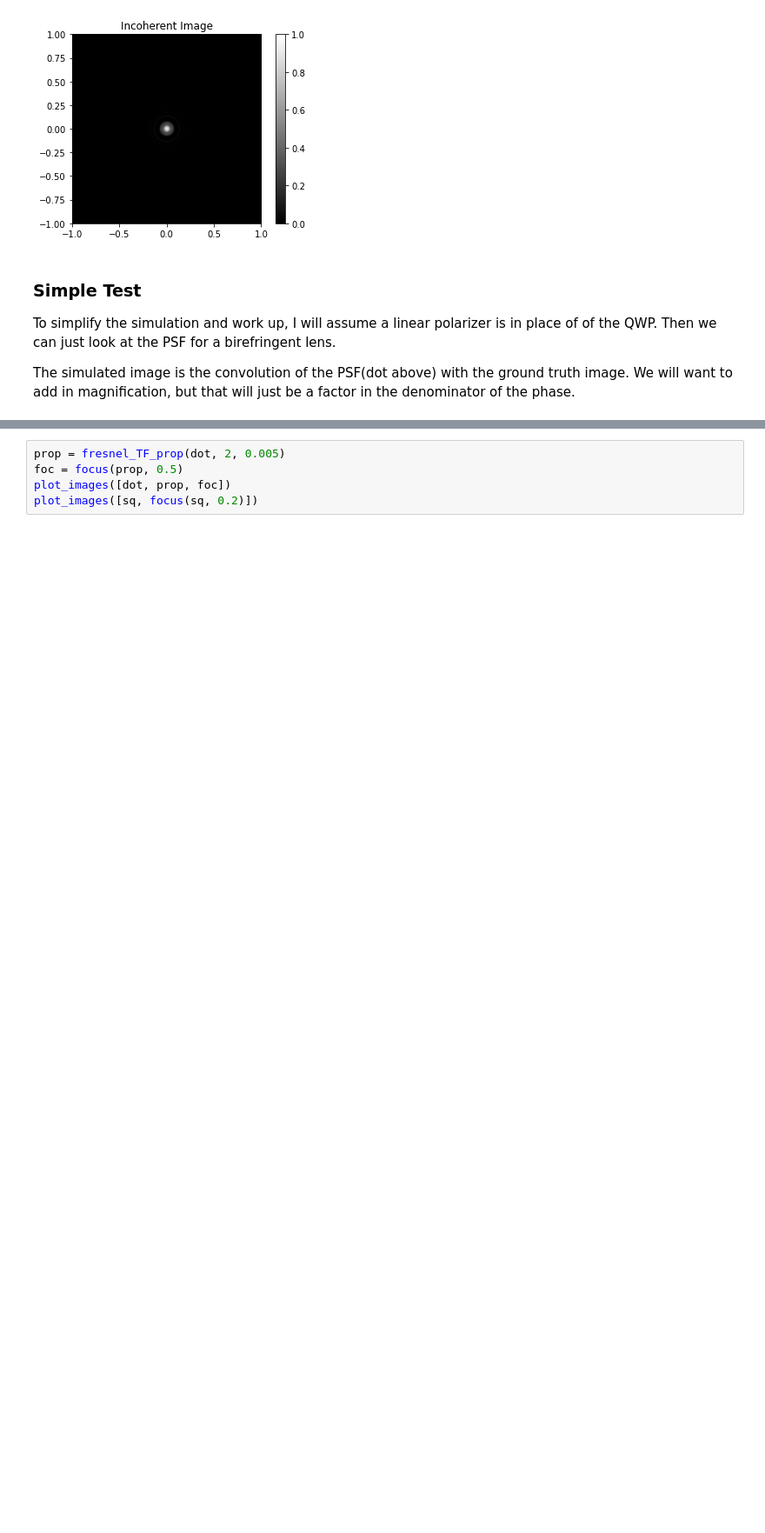
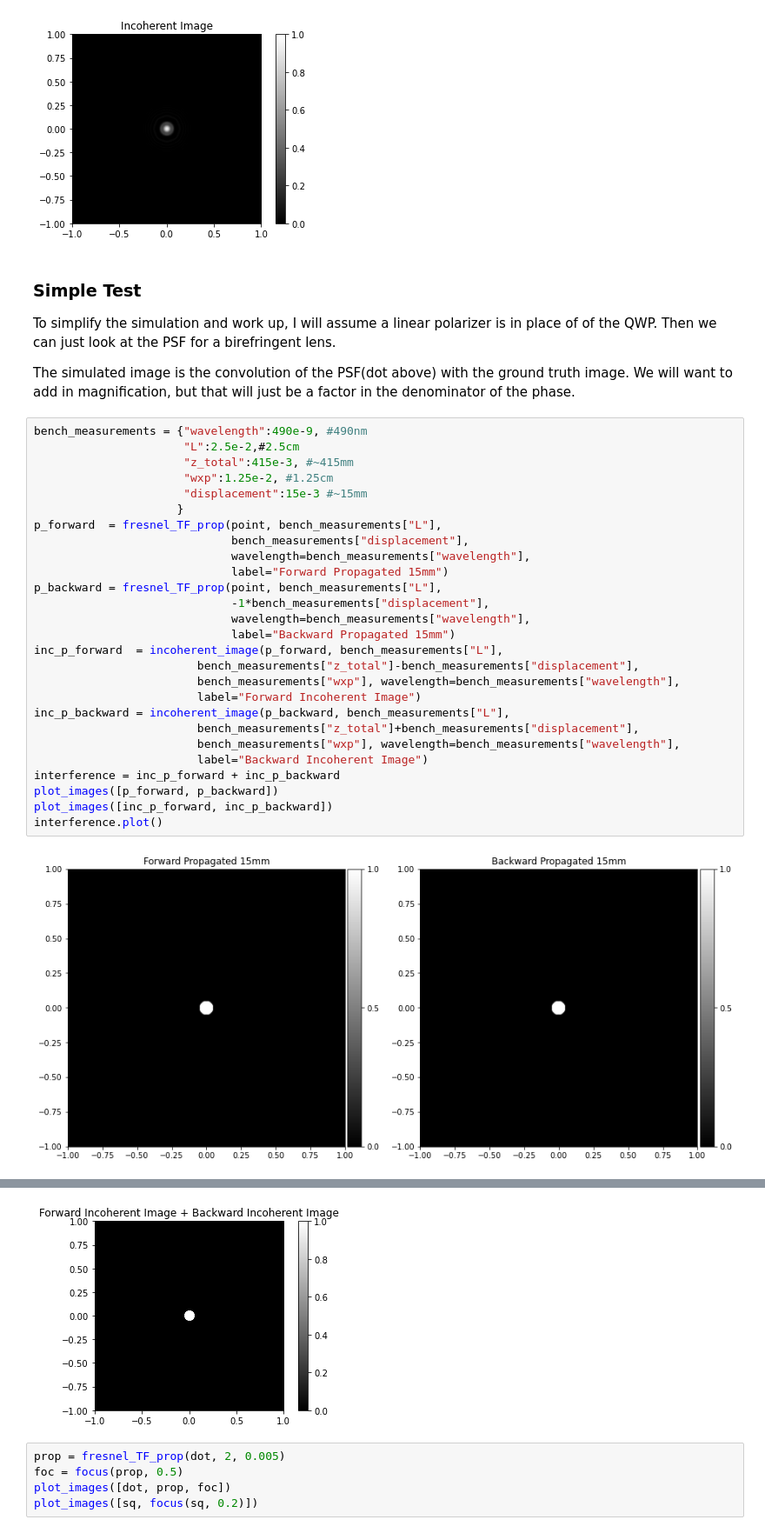
Before and after one commit to cjmcmahon1/FINCH, a Jupyter notebook: bench_sim.ipynb, the cells around one changed output, grey strips where cells are left out. Shown at 87% size. Drawn from its saved outputs; the diff is of its cells as text; blank space fills up the shorter version.

Commit message:
added  approximate bench measurements

```diff
--- a/bench_sim.ipynb
+++ b/bench_sim.ipynb
@@ -181,3 +181,32 @@ To simplify the simulation and work up, I will assume a linear polarizer is in p
 
 The simulated image is the convolution of the PSF(dot above) with the ground truth image.
 We will want to add in magnification, but that will just be a factor in the denominator of the phase.
+# %%
+bench_measurements = {"wavelength":490e-9, #490nm
+                      "L":2.5e-2,#2.5cm
+                      "z_total":415e-3, #~415mm
+                      "wxp":1.25e-2, #1.25cm
+                      "displacement":15e-3 #~15mm
+                     }
+p_forward  = fresnel_TF_prop(point, bench_measurements["L"],
+                             bench_measurements["displacement"],
+                             wavelength=bench_measurements["wavelength"],
+                             label="Forward Propagated 15mm")
+p_backward = fresnel_TF_prop(point, bench_measurements["L"],
+                             -1*bench_measurements["displacement"],
+                             wavelength=bench_measurements["wavelength"],
+                             label="Backward Propagated 15mm")
+inc_p_forward  = incoherent_image(p_forward, bench_measurements["L"],
+                        bench_measurements["z_total"]-bench_measurements["displacement"],
+                        bench_measurements["wxp"], wavelength=bench_measurements["wavelength"],
+                        label="Forward Incoherent Image")
+inc_p_backward = incoherent_image(p_backward, bench_measurements["L"],
+                        bench_measurements["z_total"]+bench_measurements["displacement"],
+                        bench_measurements["wxp"], wavelength=bench_measurements["wavelength"],
+                        label="Backward Incoherent Image")
+interference = inc_p_forward + inc_p_backward
+plot_images([p_forward, p_backward])
+plot_images([inc_p_forward, inc_p_backward])
+interference.plot()
+# %% [output]
+[figure, added]
@@ -184,3 +214,4 @@ We will want to add in magnification, but that will just be a factor in the deno
+[figure, added]
 # %%
 prop = fresnel_TF_prop(dot, 2, 0.005)
 foc = focus(prop, 0.5)
```
Also changed, not shown: parts of 2 cells of this notebook.
